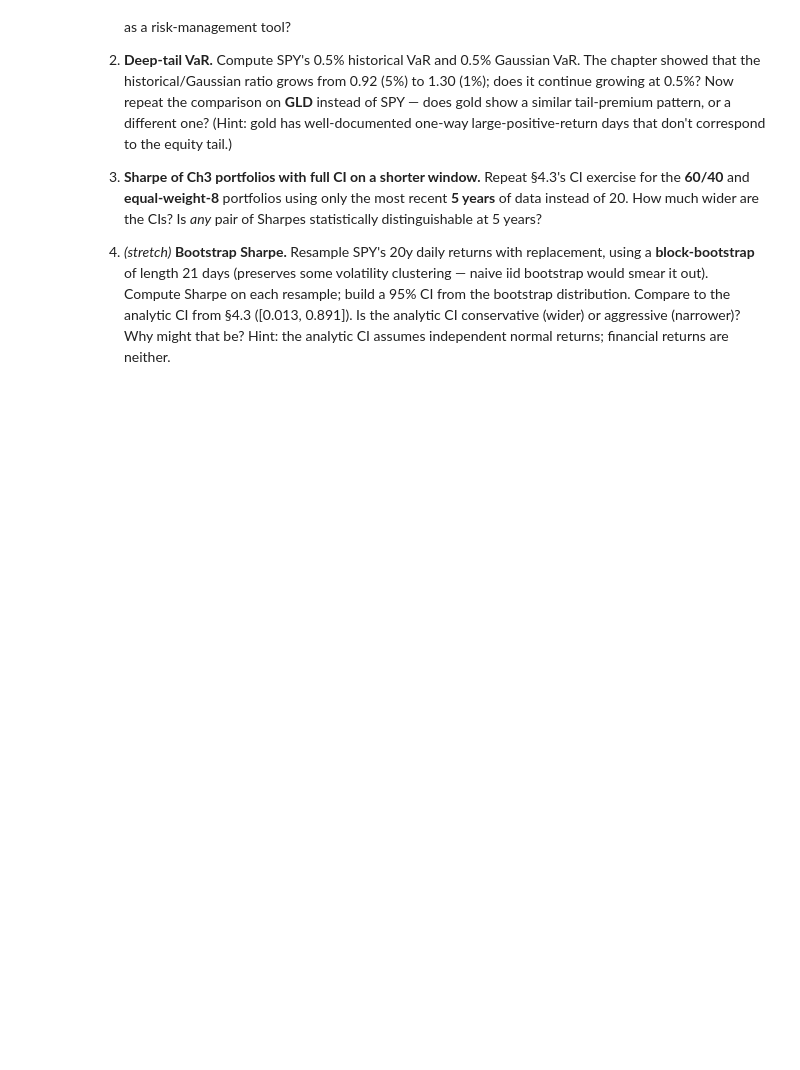
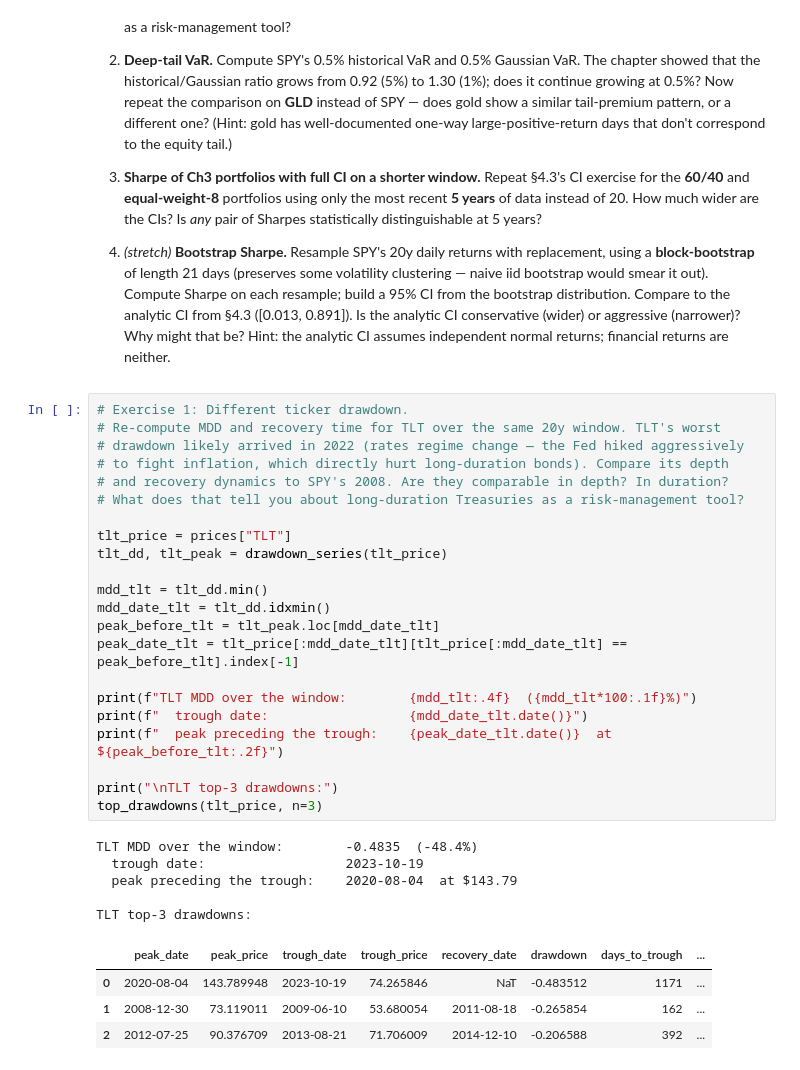
Before and after one commit to MichaelHelmers/quantitative-analysis, a Jupyter notebook: 05-risk-metrics/lesson_merged.ipynb, the cells around one changed output. Drawn from its saved outputs; the diff is of its cells as text; blank space fills up the shorter version.

```diff
--- a/05-risk-metrics/lesson_merged.ipynb
+++ b/05-risk-metrics/lesson_merged.ipynb
@@ -679,3 +679,35 @@ The connecting thread: every one of these metrics carries hidden information bey
 3. **Sharpe of Ch3 portfolios with full CI on a shorter window.** Repeat §4.3's CI exercise for the **60/40** and **equal-weight-8** portfolios using only the most recent **5 years** of data instead of 20. How much wider are the CIs? Is *any* pair of Sharpes statistically distinguishable at 5 years?
 
 4. *(stretch)* **Bootstrap Sharpe.** Resample SPY's 20y daily returns with replacement, using a **block-bootstrap** of length 21 days (preserves some volatility clustering — naive iid bootstrap would smear it out). Compute Sharpe on each resample; build a 95% CI from the bootstrap distribution. Compare to the analytic CI from §4.3 ([0.013, 0.891]). Is the analytic CI conservative (wider) or aggressive (narrower)? Why might that be? Hint: the analytic CI assumes independent normal returns; financial returns are neither.
+# %%
+# Exercise 1: Different ticker drawdown.
+# Re-compute MDD and recovery time for TLT over the same 20y window. TLT's worst
+# drawdown likely arrived in 2022 (rates regime change — the Fed hiked aggressively
+# to fight inflation, which directly hurt long-duration bonds). Compare its depth
+# and recovery dynamics to SPY's 2008. Are they comparable in depth? In duration?
+# What does that tell you about long-duration Treasuries as a risk-management tool?
+
+tlt_price = prices["TLT"]
+tlt_dd, tlt_peak = drawdown_series(tlt_price)
+
+mdd_tlt = tlt_dd.min()
+mdd_date_tlt = tlt_dd.idxmin()
+peak_before_tlt = tlt_peak.loc[mdd_date_tlt]
+peak_date_tlt = tlt_price[:mdd_date_tlt][tlt_price[:mdd_date_tlt] == peak_before_tlt].index[-1]
+
+print(f"TLT MDD over the window:        {mdd_tlt:.4f}  ({mdd_tlt*100:.1f}%)")
+print(f"  trough date:                  {mdd_date_tlt.date()}")
+print(f"  peak preceding the trough:    {peak_date_tlt.date()}  at ${peak_before_tlt:.2f}")
+
+print("\nTLT top-3 drawdowns:")
+top_drawdowns(tlt_price, n=3)
+# %% [output]
+TLT MDD over the window:        -0.4835  (-48.4%)
+  trough date:                  2023-10-19
+  peak preceding the trough:    2020-08-04  at $143.79
+
+TLT top-3 drawdowns:
+|  | peak_date | peak_price | trough_date | trough_price | recovery_date | drawdown | days_to_trough | ... |
+| 0 | 2020-08-04 | 143.789948 | 2023-10-19 | 74.265846 | NaT | -0.483512 | 1171 | ... |
+| 1 | 2008-12-30 | 73.119011 | 2009-06-10 | 53.680054 | 2011-08-18 | -0.265854 | 162 | ... |
+| 2 | 2012-07-25 | 90.376709 | 2013-08-21 | 71.706009 | 2014-12-10 | -0.206588 | 392 | ... |
```
Also changed, not shown: parts of 17 cells of this notebook, 1 other file.
